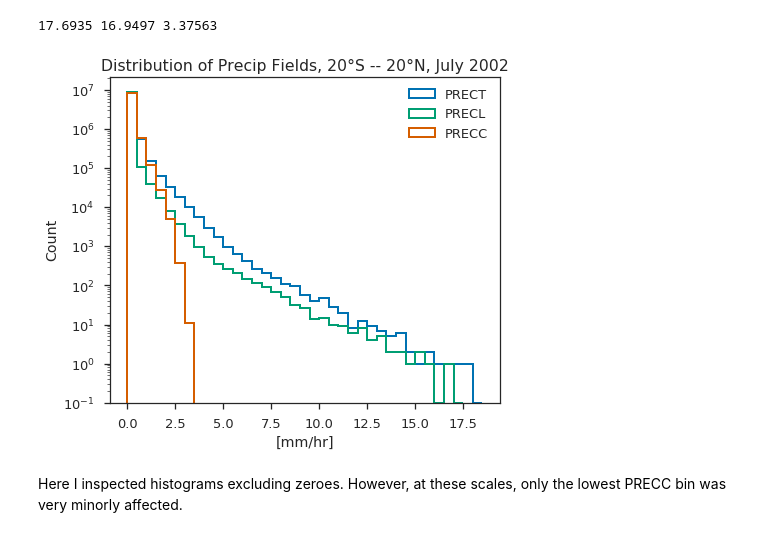
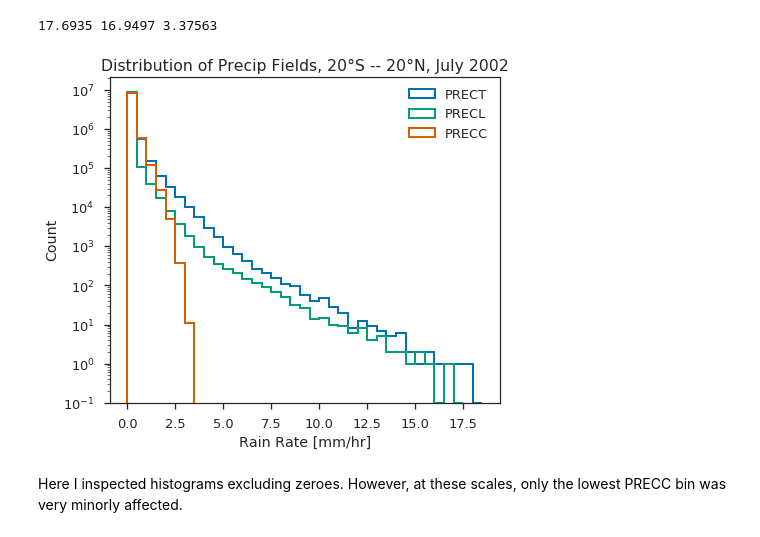
Before and after one commit to dcamron/ncar-gwdst, a Jupyter notebook: notebooks/precip.ipynb, the cells around one changed output. Cells and saved outputs as stored; diff of their text form; code cells hidden in the pictures.

```diff
--- a/notebooks/precip.ipynb
+++ b/notebooks/precip.ipynb
@@ -51,16 +51,16 @@ print(prect.values.max(), precl.values.max(), precc.values.max())
 # %%
 with sns.axes_style('ticks'):
     f, ax = plt.subplots(figsize=(7,6))
     prect.plot.hist(ax=ax, log=True, bins=np.arange(0, prect.values.max().round()+1, 0.5), histtype='step', linewidth=2, label='PRECT')
     precl.plot.hist(ax=ax, log=True, bins=np.arange(0, precl.values.max().round()+1, 0.5), histtype='step', linewidth=2, label='PRECL')
     precc.plot.hist(ax=ax, log=True, bins=np.arange(0, precc.values.max().round()+1, 0.5), histtype='step', linewidth=2, label='PRECC')
     ax.legend()
-    ax.set_xlabel('[mm/hr]')
+    ax.set_xlabel('Rain Rate [mm/hr]')
     ax.set_title('Distribution of Precip Fields, 20'+u'\N{DEGREE SIGN}'+'S -- 20'+u'\N{DEGREE SIGN}'+'N, July 2002')
 
-    f.savefig('figures/dist_PREC.png')
+    f.savefig('../figures/precip/dist_PREC.png')
 # %% [output]
-[figure, old version]
+[figure, new version]
 # %% [markdown]
 Here I inspected histograms excluding zeroes. However, at these scales, only the lowest PRECC bin was very minorly affected.
 # %% [markdown]
```
Also changed, not shown: parts of 3 cells of this notebook, 8 other files.
